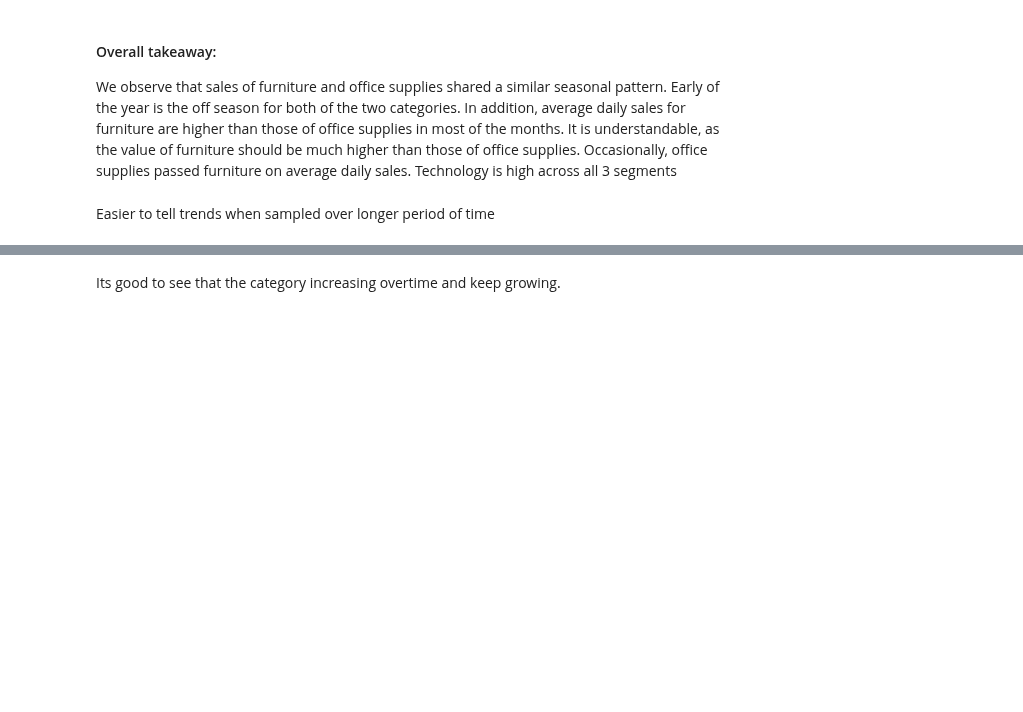
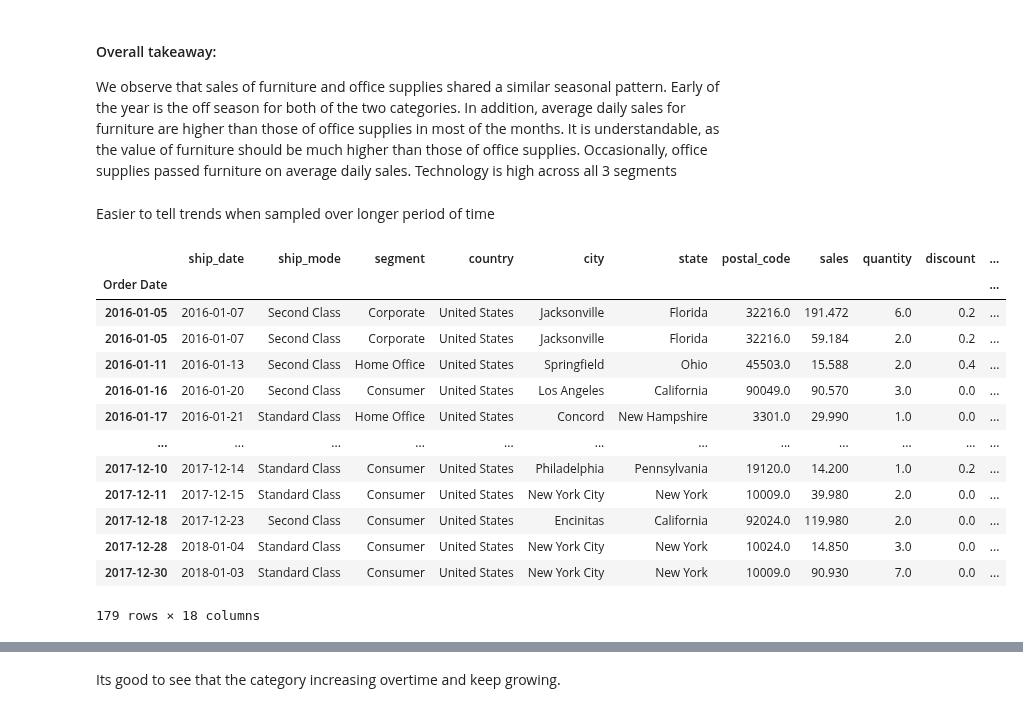
Before and after one commit to Kristofer-Rivera-and-Oliver-Ton/time_series_project, a Jupyter notebook: second_notebook.ipynb, the cells around one changed output, grey strips where cells are left out. Cells and saved outputs as stored; diff of their text form; code cells hidden in the pictures; blank space fills up the shorter version.

```diff
--- a/second_notebook.ipynb
+++ b/second_notebook.ipynb
@@ -153,3 +130,20 @@ technology = train.loc[train['category'] == 'Technology']
+# %%
+technology
+# %% [output]
+|  | ship_date | ship_mode | segment | country | city | state | postal_code | sales | quantity | discount | ... |
+| Order Date |  |  |  |  |  |  |  |  |  |  | ... |
+| 2016-01-05 | 2016-01-07 | Second Class | Corporate | United States | Jacksonville | Florida | 32216.0 | 191.472 | 6.0 | 0.2 | ... |
+| 2016-01-05 | 2016-01-07 | Second Class | Corporate | United States | Jacksonville | Florida | 32216.0 | 59.184 | 2.0 | 0.2 | ... |
+| 2016-01-11 | 2016-01-13 | Second Class | Home Office | United States | Springfield | Ohio | 45503.0 | 15.588 | 2.0 | 0.4 | ... |
+| 2016-01-16 | 2016-01-20 | Second Class | Consumer | United States | Los Angeles | California | 90049.0 | 90.570 | 3.0 | 0.0 | ... |
+| 2016-01-17 | 2016-01-21 | Standard Class | Home Office | United States | Concord | New Hampshire | 3301.0 | 29.990 | 1.0 | 0.0 | ... |
+| ... | ... | ... | ... | ... | ... | ... | ... | ... | ... | ... | ... |
+| 2017-12-10 | 2017-12-14 | Standard Class | Consumer | United States | Philadelphia | Pennsylvania | 19120.0 | 14.200 | 1.0 | 0.2 | ... |
+| 2017-12-11 | 2017-12-15 | Standard Class | Consumer | United States | New York City | New York | 10009.0 | 39.980 | 2.0 | 0.0 | ... |
+| 2017-12-18 | 2017-12-23 | Second Class | Consumer | United States | Encinitas | California | 92024.0 | 119.980 | 2.0 | 0.0 | ... |
+| 2017-12-28 | 2018-01-04 | Standard Class | Consumer | United States | New York City | New York | 10024.0 | 14.850 | 3.0 | 0.0 | ... |
+| 2017-12-30 | 2018-01-03 | Standard Class | Consumer | United States | New York City | New York | 10009.0 | 90.930 | 7.0 | 0.0 | ... |
+179 rows × 18 columns
 # %%
 office_supplies = office_supplies[['sales']]
 furniture = furniture[['sales']]
```
Also changed, not shown: parts of 26 cells of this notebook.
